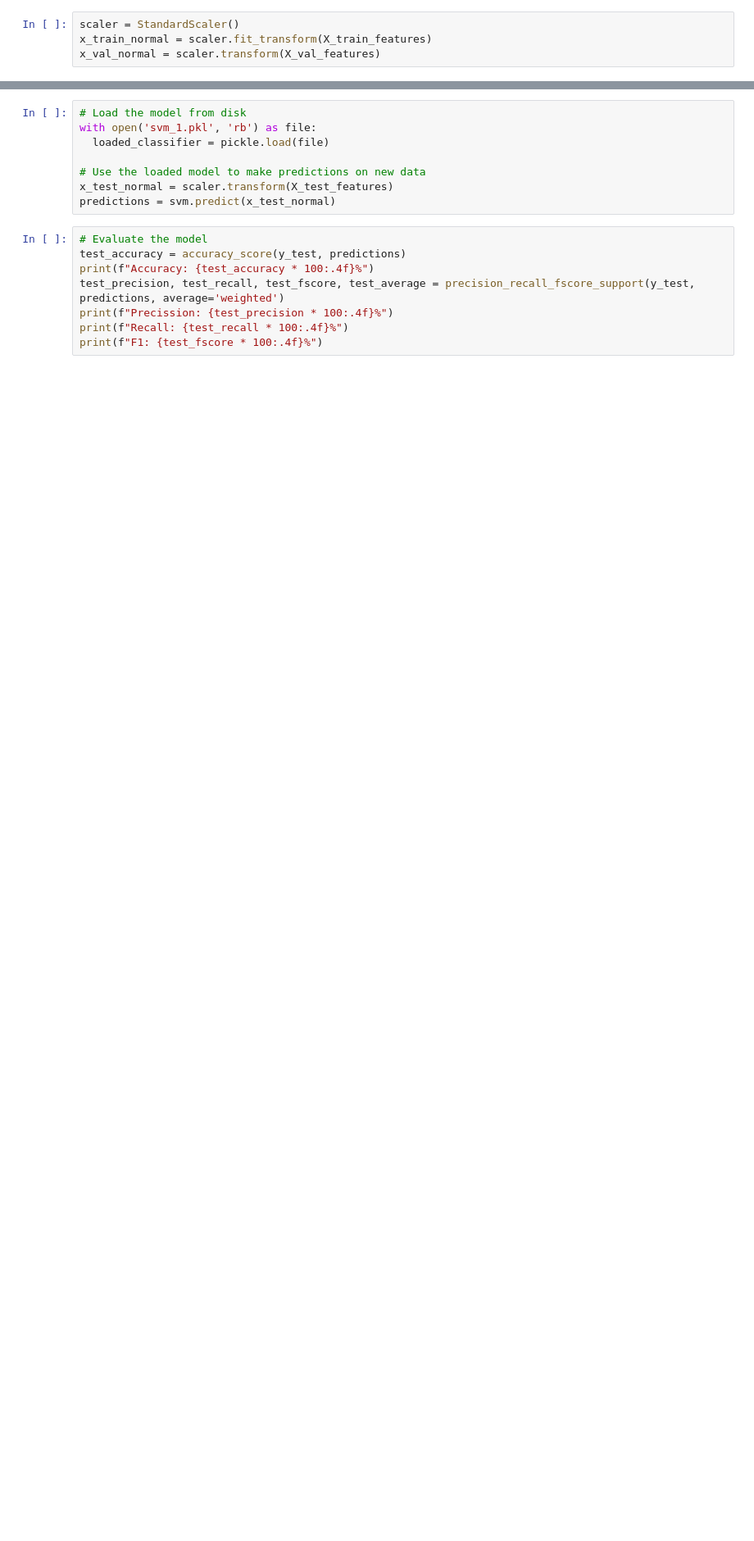
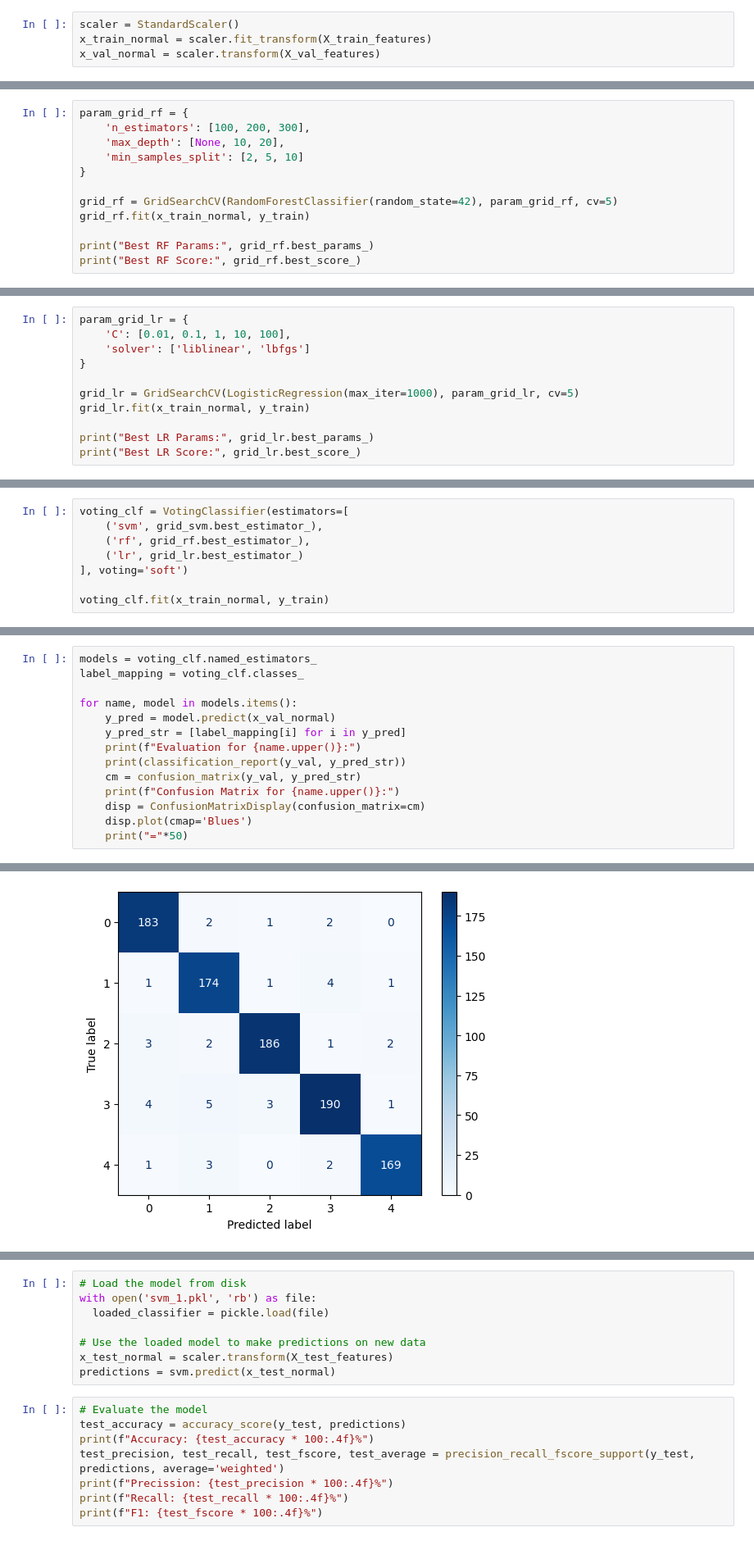
Before and after one commit to Malbamario/Rice_Disease_Classification, a Jupyter notebook: exp_1.ipynb, the cells around one changed output, grey strips where cells are left out. Shown at 82% size. Cells and saved outputs as stored; diff of their text form; blank space fills up the shorter version.

Commit message:
still searching

```diff
--- a/exp_1.ipynb
+++ b/exp_1.ipynb
@@ -199,0 +525,12 @@ plt.show()
+# %%
+param_grid_rf = {
+    'n_estimators': [100, 200, 300],
+    'max_depth': [None, 10, 20],
+    'min_samples_split': [2, 5, 10]
+}
+
+grid_rf = GridSearchCV(RandomForestClassifier(random_state=42), param_grid_rf, cv=5)
+grid_rf.fit(x_train_normal, y_train)
+
+print("Best RF Params:", grid_rf.best_params_)
+print("Best RF Score:", grid_rf.best_score_)
@@ -199,0 +540,11 @@ plt.show()
+# %%
+param_grid_lr = {
+    'C': [0.01, 0.1, 1, 10, 100],
+    'solver': ['liblinear', 'lbfgs']
+}
+
+grid_lr = GridSearchCV(LogisticRegression(max_iter=1000), param_grid_lr, cv=5)
+grid_lr.fit(x_train_normal, y_train)
+
+print("Best LR Params:", grid_lr.best_params_)
+print("Best LR Score:", grid_lr.best_score_)
@@ -199,0 +554,8 @@ plt.show()
+# %%
+voting_clf = VotingClassifier(estimators=[
+    ('svm', grid_svm.best_estimator_),
+    ('rf', grid_rf.best_estimator_),
+    ('lr', grid_lr.best_estimator_)
+], voting='soft')
+
+voting_clf.fit(x_train_normal, y_train)
@@ -199,0 +572,15 @@ plt.show()
+# %%
+models = voting_clf.named_estimators_
+label_mapping = voting_clf.classes_
+
+for name, model in models.items():
+    y_pred = model.predict(x_val_normal)
+    y_pred_str = [label_mapping[i] for i in y_pred]
+    print(f"Evaluation for {name.upper()}:")
+    print(classification_report(y_val, y_pred_str))
+    cm = confusion_matrix(y_val, y_pred_str)
+    print(f"Confusion Matrix for {name.upper()}:")
+    disp = ConfusionMatrixDisplay(confusion_matrix=cm)
+    disp.plot(cmap='Blues')
+    print("="*50)
+# %% [output]
@@ -199,0 +604 @@ plt.show()
+[figure, added]
```
Also changed, not shown: parts of 46 cells of this notebook, 59 other files.
